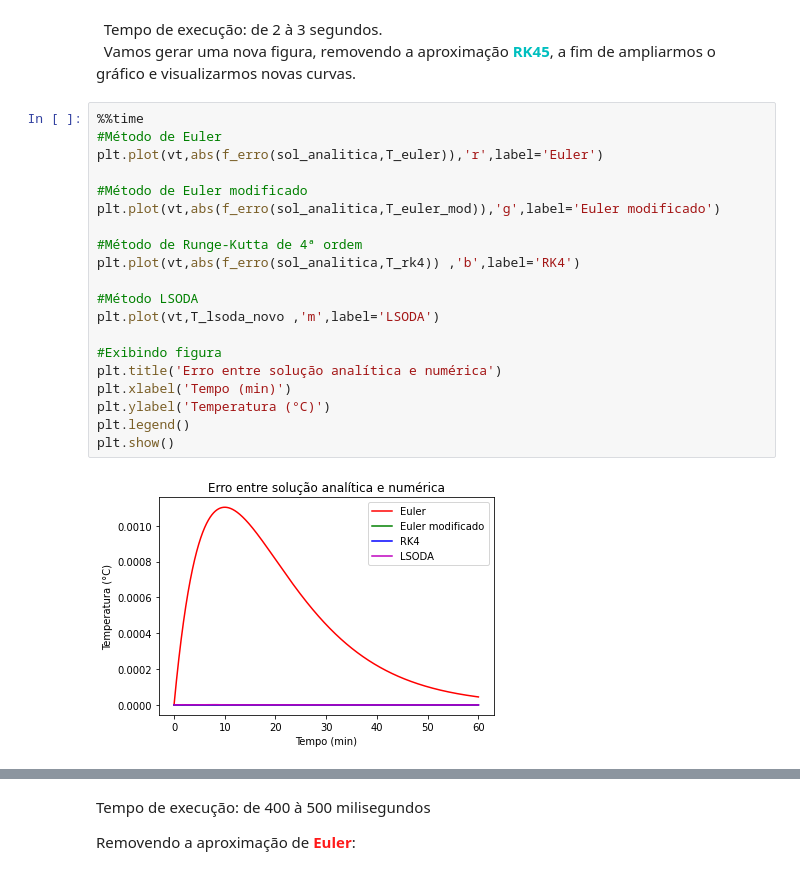
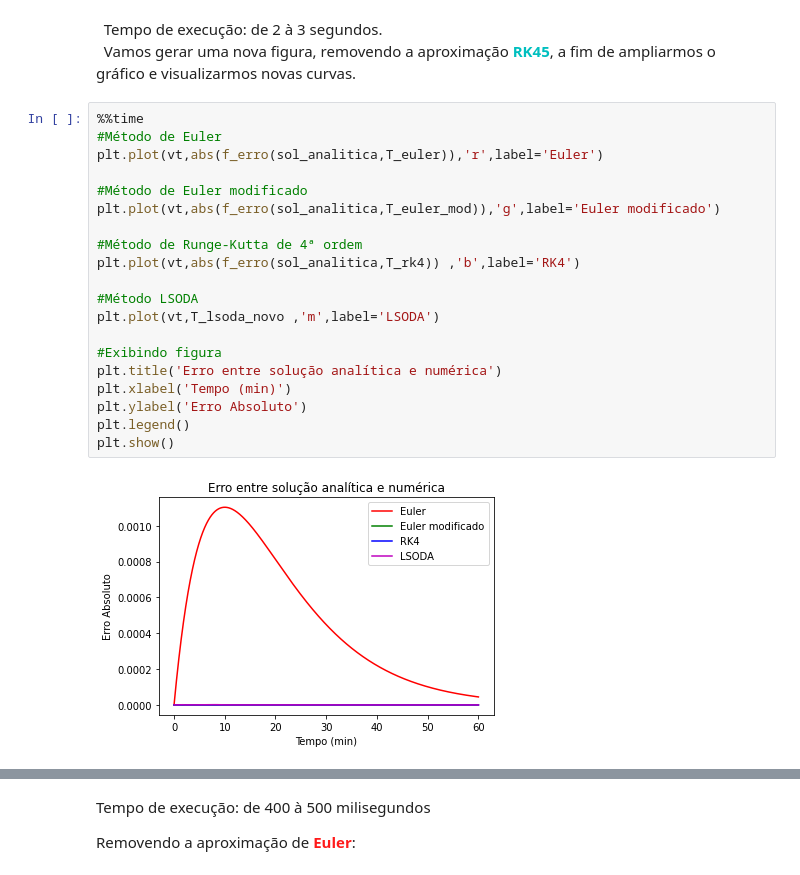
Before and after one commit to LaboratorioIPythonFURG/Modelo-Resfriamento-Newton, a Jupyter notebook: jupyter/pt6_comparativo.ipynb, the cells around one changed output, grey strips where cells are left out. Drawn from its saved outputs; the diff is of its cells as text.

```diff
--- a/jupyter/pt6_comparativo.ipynb
+++ b/jupyter/pt6_comparativo.ipynb
@@ -262,22 +265,22 @@ Wall time: 2.98 s
 # %%
 %%time
 #Método de Euler
 plt.plot(vt,abs(f_erro(sol_analitica,T_euler)),'r',label='Euler')
 
 #Método de Euler modificado
 plt.plot(vt,abs(f_erro(sol_analitica,T_euler_mod)),'g',label='Euler modificado')
 
 #Método de Runge-Kutta de 4ª ordem
 plt.plot(vt,abs(f_erro(sol_analitica,T_rk4)) ,'b',label='RK4')
 
 #Método LSODA
 plt.plot(vt,T_lsoda_novo ,'m',label='LSODA')
 
 #Exibindo figura
 plt.title('Erro entre solução analítica e numérica')
 plt.xlabel('Tempo (min)')
-plt.ylabel('Temperatura (°C)')
+plt.ylabel('Erro Absoluto')
 plt.legend()
 plt.show()
 # %% [output]
-[figure, old version]
+[figure, new version]
```
Also changed, not shown: parts of 6 cells of this notebook, 1 other file.
